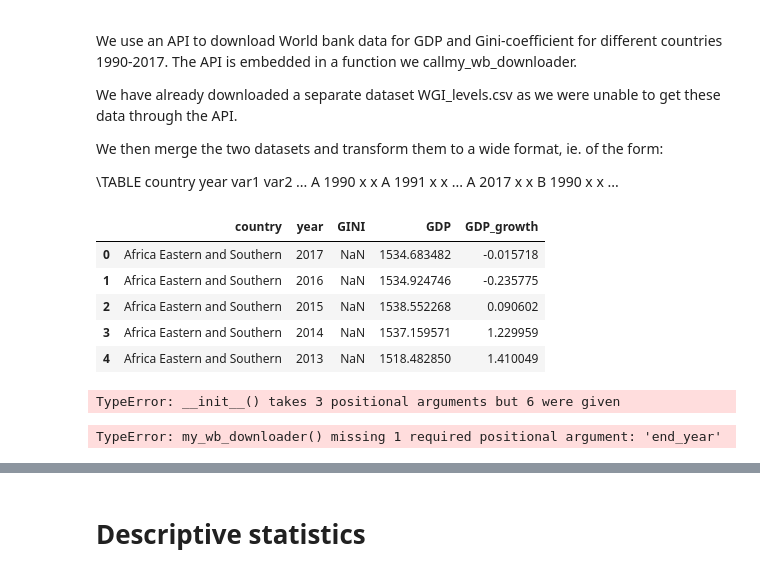
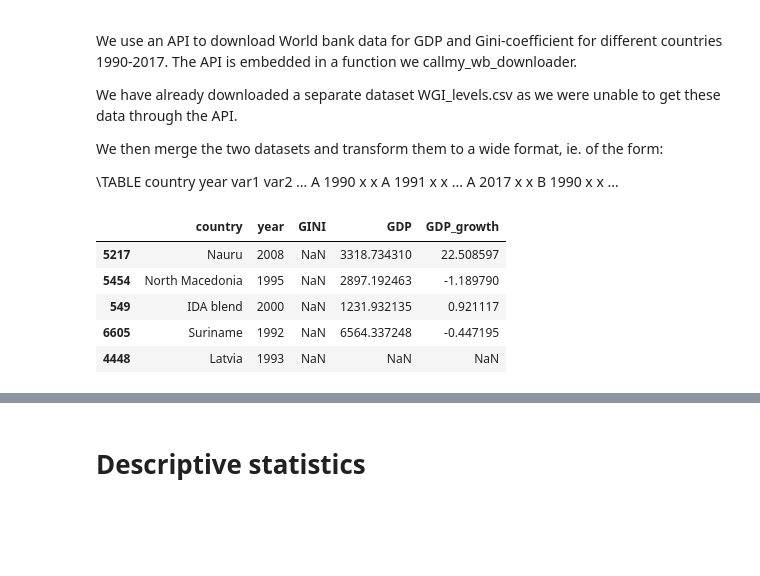
Before and after one commit to NumEconCopenhagen/projects-2023-magnus-kristian, a Jupyter notebook: dataproject/dataproject.ipynb, the cells around one changed output, grey strips where cells are left out. Cells and saved outputs as stored; diff of their text form; code cells hidden in the pictures; blank space fills up the shorter version.

```diff
--- a/dataproject/dataproject.ipynb
+++ b/dataproject/dataproject.ipynb
@@ -79,43 +66,21 @@ B         1990      x      x
 # %%
 # Get World Bank Data, all countries, 1990-2017
 # - GDP
 # - GINI
 
 # List of variables to rename
 wb_variables_with_new_names = {'SI.POV.GINI'   :'GINI',
-                               'NY.GDP.PCAP.KD':'GDP',
+                                'NY.GDP.PCAP.KD':'GDP',
                                'NY.GDP.PCAP.KD.ZG':'GDP_growth'}
-
 # Download and clean data
-wb1 = dataproject.my_wb_downloader('all', wb_variables_with_new_names, 1990, 2017)
+wb1 = dataproject_KRE.my_wb_downloader('all', wb_variables_with_new_names, 1990, 2017)
 
 # Print data
-wb1.head(5)
+wb1.sample(5)
 # %% [output]
 |  | country | year | GINI | GDP | GDP_growth |
-| 0 | Africa Eastern and Southern | 2017 | NaN | 1534.683482 | -0.015718 |
-| 1 | Africa Eastern and Southern | 2016 | NaN | 1534.924746 | -0.235775 |
-| 2 | Africa Eastern and Southern | 2015 | NaN | 1538.552268 | 0.090602 |
-| 3 | Africa Eastern and Southern | 2014 | NaN | 1537.159571 | 1.229959 |
-| 4 | Africa Eastern and Southern | 2013 | NaN | 1518.482850 | 1.410049 |
+| 5217 | Nauru | 2008 | NaN | 3318.734310 | 22.508597 |
+| 5454 | North Macedonia | 1995 | NaN | 2897.192463 | -1.189790 |
+| 549 | IDA blend | 2000 | NaN | 1231.932135 | 0.921117 |
+| 6605 | Suriname | 1992 | NaN | 6564.337248 | -0.447195 |
+| 4448 | Latvia | 1993 | NaN | NaN | NaN |
-# %%
-
-wb_variables_with_new_names = {'SI.POV.GINI'   :'GINI',
-                               'NY.GDP.PCAP.KD':'GDP',
-                               'NY.GDP.PCAP.KD.ZG':'GDP_growth'}
-my_instance = dataproject.WGI_DataFrame("WB WGI Levels.csv", 'wb1', 'all', 1999, 2017)
-final_df = my_instance.final_dataframe()
-# %% [output]
-TypeError: __init__() takes 3 positional arguments but 6 were given
-# %%
-# FORKLAR!!!
-## problemer mht. gini og GDP
-### du indlæser CSV fil, men indlæser du API data?
-
-
-wgi_df = dataproject.WGI_DataFrame("WB WGI Levels.csv", dataproject.my_wb_downloader('all', 1990, 2017))
-final_df = wgi_df.final_dataframe()
-final_df.sample(10)
-final_df.info()
-# %% [output]
-TypeError: my_wb_downloader() missing 1 required positional argument: 'end_year'
```
Also changed, not shown: parts of 7 cells of this notebook, 1 other file.
